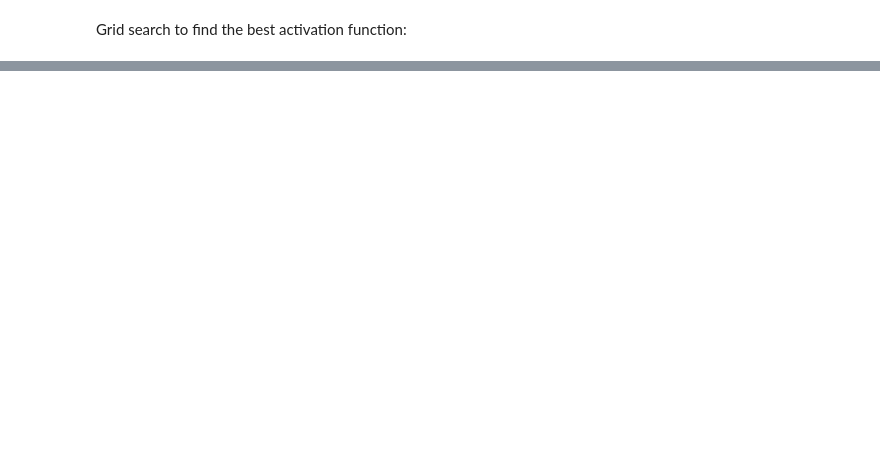
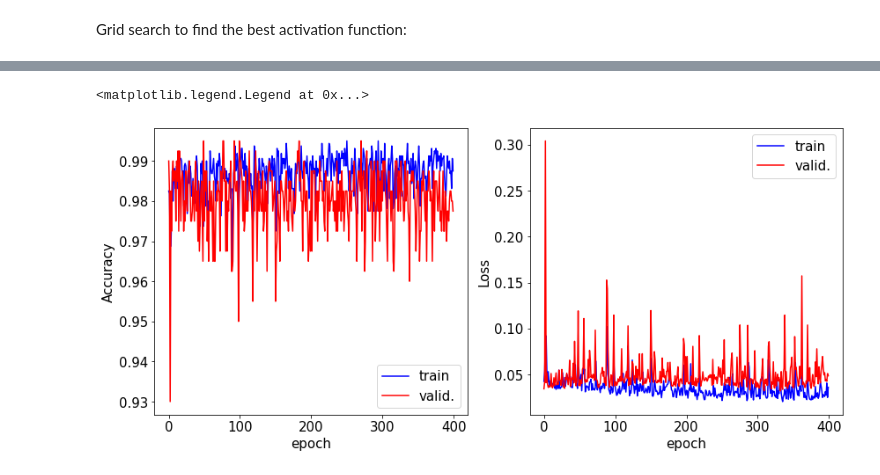
Before and after one commit to isottongloria/LCP-MODULE_B, a Jupyter notebook: Exercise_1.ipynb, the cells around one changed output, grey strips where cells are left out. Cells and saved outputs as stored; diff of their text form; code cells hidden in the pictures; blank space fills up the shorter version.

```diff
--- a/Exercise_1.ipynb
+++ b/Exercise_1.ipynb
@@ -305,0 +434,5 @@ for mean, stdev, param in zip(means, stds, params):
+# %%
+fit = best_model_DNN.fit(xr_train, yr_train,
+               epochs = 400, batch_size = 50,
+               validation_data=(xr_valid,yr_valid),    #fit with same amount of data
+               verbose=2)
@@ -305,0 +457,17 @@ for mean, stdev, param in zip(means, stds, params):
+# %%
+fig,AX=plt.subplots(1,2,figsize=(14,6.))
+ax=AX[0]
+ax.plot(fit.history['accuracy'],label="train",c="b")
+ax.plot(fit.history['val_accuracy'],label="valid.",c="r")
+ax.set_xlabel('epoch')
+ax.set_ylabel("Accuracy")
+ax.legend()
+ax=AX[1]
+ax.plot(fit.history['loss'],label="train",c="b")
+ax.plot(fit.history['val_loss'],label="valid.",c="r")
+ax.set_xlabel('epoch')
+ax.set_ylabel("Loss")
+ax.legend()
+# %% [output]
+<matplotlib.legend.Legend at 0x...>
+[figure, added]
```
Also changed, not shown: parts of 17 cells of this notebook, 3 other files.
